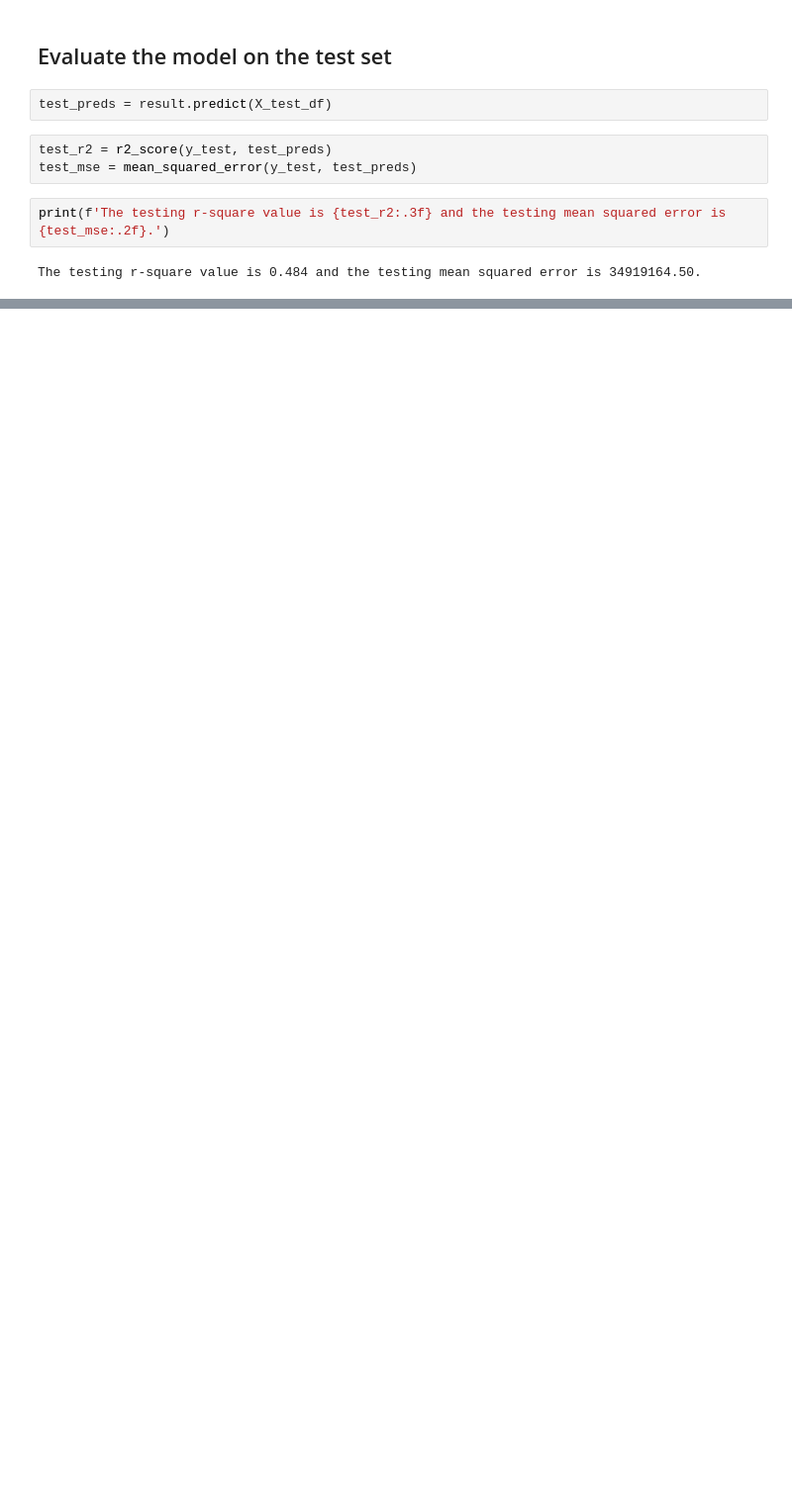
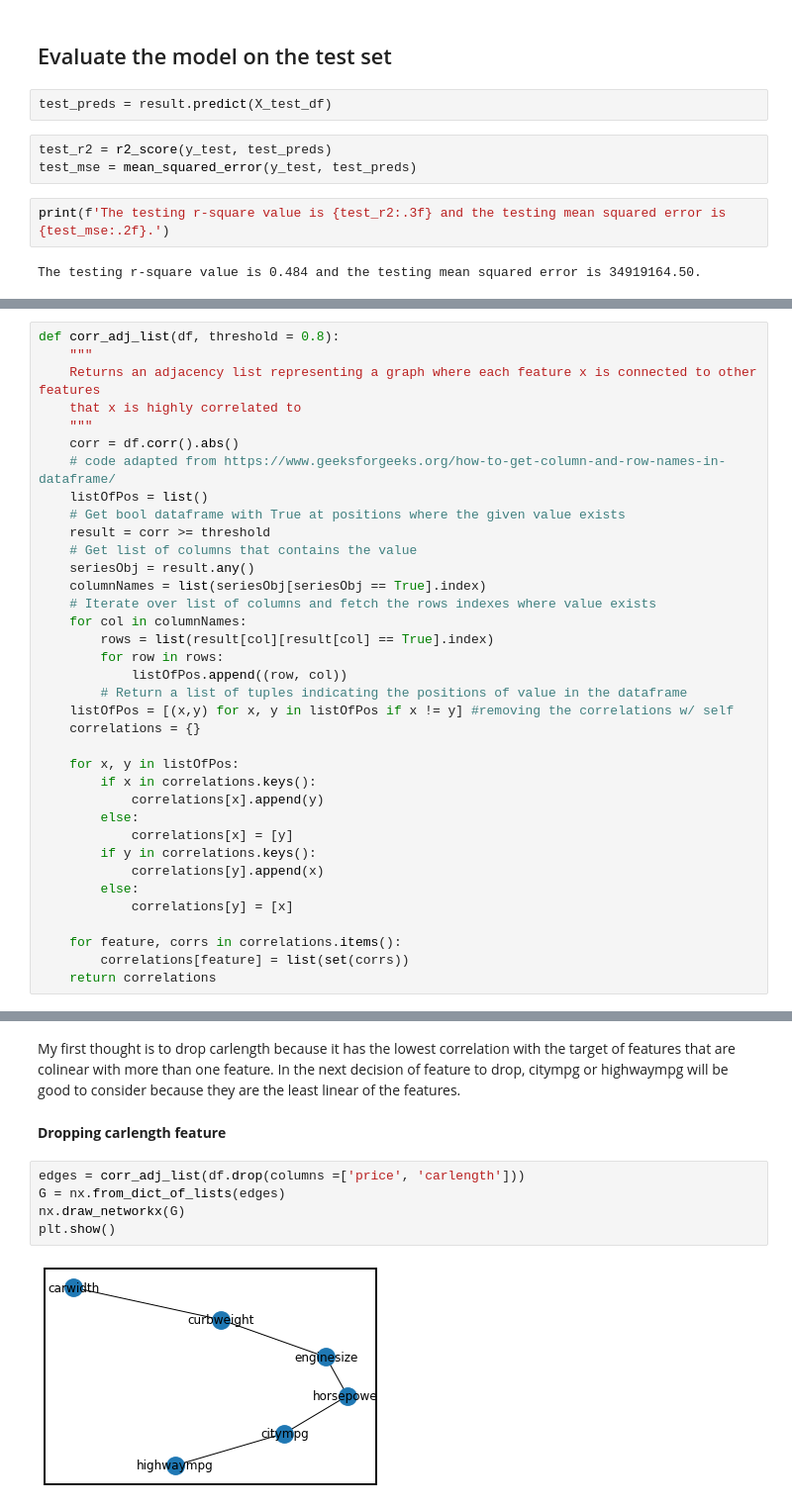
Before and after one commit to adeviney/data-enrichment-project, a Jupyter notebook: Car Price Prediction (statsmodels)/Prediction of Car Price (StatsModels).ipynb, the cells around one changed output, grey strips where cells are left out. Shown at 99% size. Saved outputs shown, nothing was run; the diff lists cells and outputs as text; blank space fills up the shorter version.

```diff
--- a/Car Price Prediction (statsmodels)/Prediction of Car Price (StatsModels).ipynb
+++ b/Car Price Prediction (statsmodels)/Prediction of Car Price (StatsModels).ipynb
@@ -499,0 +366,36 @@ sns.pairplot(df, y_vars='price',kind='reg',x_vars=candidates[4:],
+# %%
+def corr_adj_list(df, threshold = 0.8):
+    """
+    Returns an adjacency list representing a graph where each feature x is connected to other features
+    that x is highly correlated to
+    """
+    corr = df.corr().abs()
+    # code adapted from https://www.geeksforgeeks.org/how-to-get-column-and-row-names-in-dataframe/
+    listOfPos = list()
+    # Get bool dataframe with True at positions where the given value exists
+    result = corr >= threshold
+    # Get list of columns that contains the value
+    seriesObj = result.any()
+    columnNames = list(seriesObj[seriesObj == True].index)
+    # Iterate over list of columns and fetch the rows indexes where value exists
+    for col in columnNames:
+        rows = list(result[col][result[col] == True].index)
+        for row in rows:
+            listOfPos.append((row, col))
+        # Return a list of tuples indicating the positions of value in the dataframe
+    listOfPos = [(x,y) for x, y in listOfPos if x != y] #removing the correlations w/ self
+    correlations = {}
+
+    for x, y in listOfPos:
+        if x in correlations.keys():
+            correlations[x].append(y)
+        else:
+            correlations[x] = [y]
+        if y in correlations.keys():
+            correlations[y].append(x)
+        else:
+            correlations[y] = [x]
+
+    for feature, corrs in correlations.items():
+        correlations[feature] = list(set(corrs))
+    return correlations
@@ -499,0 +468,11 @@ sns.pairplot(df, y_vars='price',kind='reg',x_vars=candidates[4:],
+# %% [markdown]
+My first thought is to drop carlength because it has the lowest correlation with the target of features that are colinear with more than one feature. In the next decision of feature to drop, citympg or highwaympg will be good to consider because they are the least linear of the features.
+# %% [markdown]
+**Dropping carlength feature**
+# %%
+edges = corr_adj_list(df.drop(columns =['price', 'carlength']))
+G = nx.from_dict_of_lists(edges)
+nx.draw_networkx(G)
+plt.show()
+# %% [output]
+[figure, added]
```
Also changed, not shown: parts of 107 cells of this notebook.
